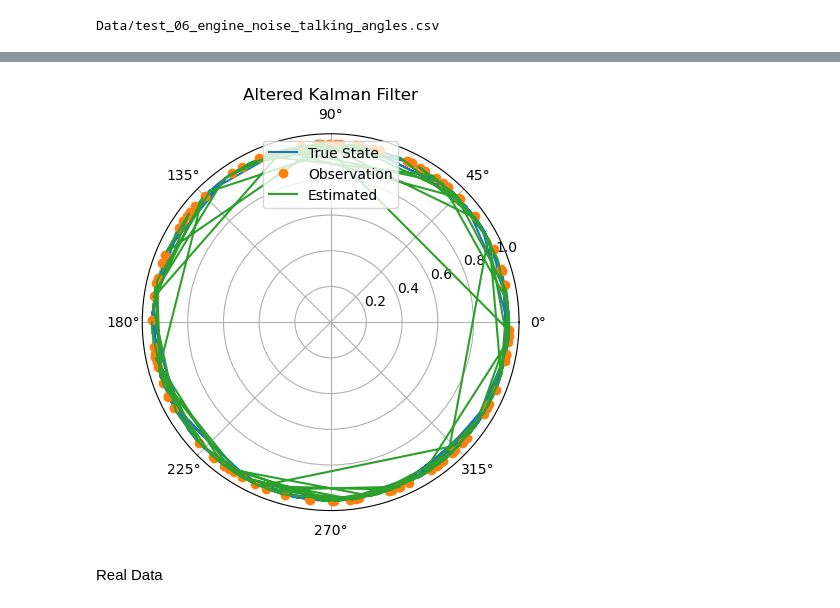
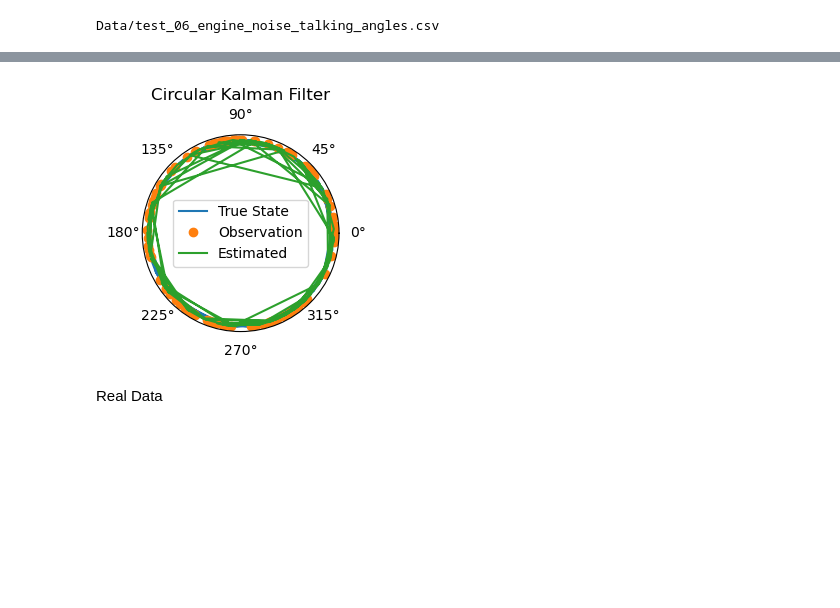
Before and after one commit to CanyonTurtle/cannon-curtis-spencer-tyler-acme, a Jupyter notebook: vol-3/naive_kalman.ipynb, the cells around one changed output, grey strips where cells are left out. Cells and saved outputs as stored; diff of their text form; code cells hidden in the pictures; blank space fills up the shorter version.

```diff
--- a/vol-3/naive_kalman.ipynb
+++ b/vol-3/naive_kalman.ipynb
@@ -271,16 +276,19 @@ plt.show()
 # %%
-# plt.figure(dpi=300, figsize=(10,5))
-plt.polar(s[0], np.ones_like(s[0]), label='True State')
-plt.polar(obs[0], np.ones_like(obs[0]), 'o', label='Observation')
-plt.polar(est_g[0], np.ones_like(est_g[0]), label='Estimated')
-# plt.polar(est_b[0], np.ones_like(est_b[0]), label='Estimated')
-plt.title('Altered Kalman Filter')
+fig, ax = plt.subplots(figsize=(3,3), subplot_kw={'projection':'polar'})
+
+ax.plot(s[0], np.ones_like(s[0]), label='True State')
+ax.plot(obs[0], np.ones_like(obs[0]), 'o', label='Observation')
+ax.plot(est_g[0], np.ones_like(est_b[0]), label='Estimated')
+ax.set_title('Circular Kalman Filter')
+
+ax.grid(False)
+ax.set_yticklabels([])
+ax.legend(loc='center')
 plt.tight_layout()
-plt.legend(loc=9)
-plt.savefig('altered_kalman.pdf')
+plt.savefig('altered_kalman.pdf', dpi=300)
 plt.show()
 # %% [output]
-[figure, old version]
+[figure, new version]
 # %% [markdown]
 Real Data
 # %%
```
Also changed, not shown: parts of 2 cells of this notebook, 4 other files.
